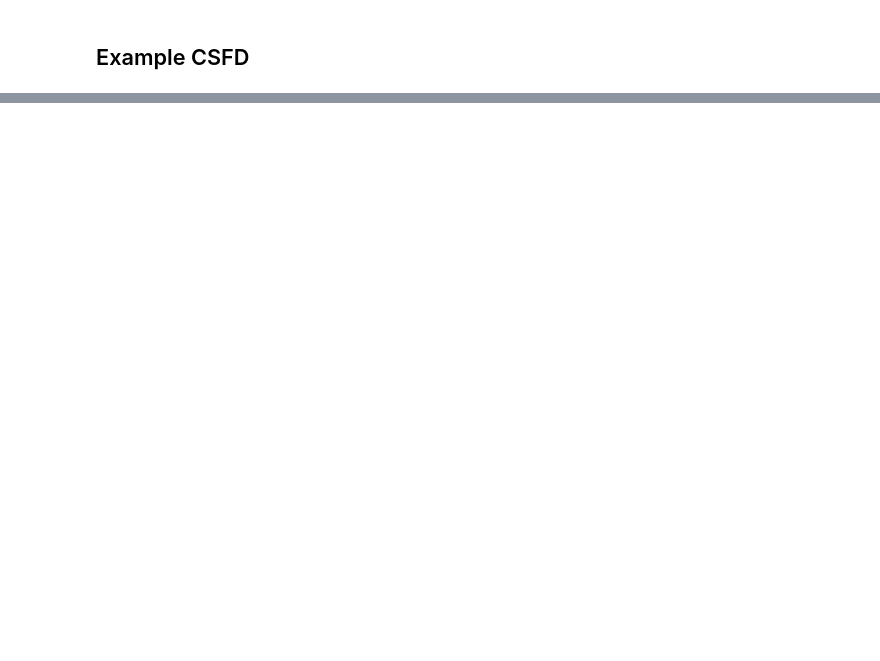
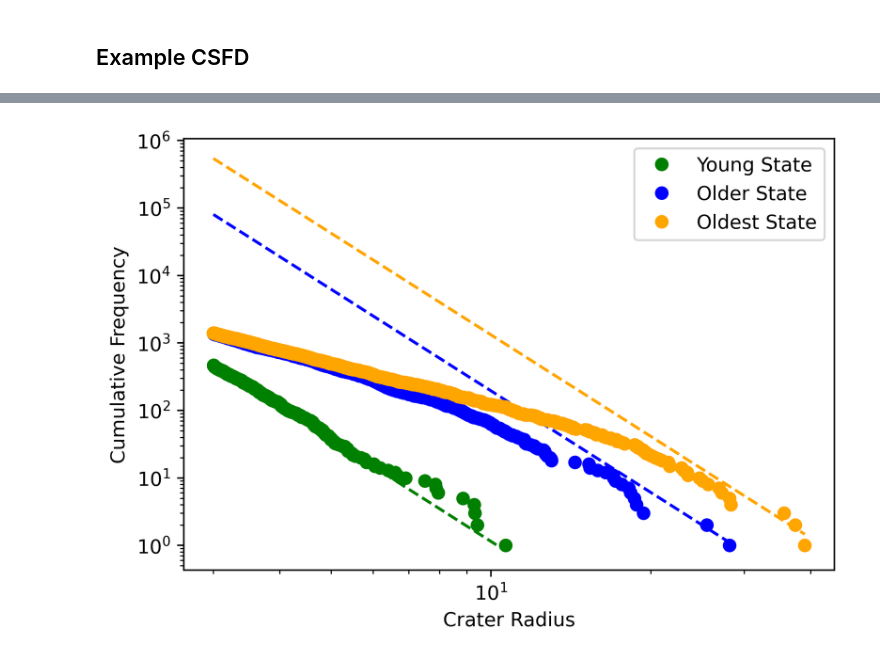
Before and after one commit to seanmason/saturation, a Jupyter notebook: notebooks/thesis/Chapter1/CSFD.ipynb, the cells around one changed output, grey strips where cells are left out. Drawn from its saved outputs; the diff is of its cells as text; code cells hidden in the pictures; blank space fills up the shorter version.

```diff
--- a/notebooks/thesis/Chapter1/CSFD.ipynb
+++ b/notebooks/thesis/Chapter1/CSFD.ipynb
@@ -197,0 +313,92 @@ plt.show()
+# %%
+import numpy as np
+import matplotlib.pyplot as plt
+from scipy.ndimage import gaussian_filter1d
+
+def find_quasi_linear_region(log_radii, log_counts, sigma=2, threshold=0.01):
+    """
+    Identify the quasi-linear region of a CSFD on a log-log plot.
+    """
+    # Smooth the log-transformed counts
+    smoothed_log_counts = gaussian_filter1d(log_counts, sigma=sigma)
+
+    # Compute the second derivative
+    second_derivative = np.gradient(np.gradient(smoothed_log_counts, log_radii), log_radii)
+
+    # Identify indices where the second derivative is below the threshold
+    linear_region_mask = np.abs(second_derivative) < threshold
+    linear_indices = np.where(linear_region_mask)[0]
+
+    if len(linear_indices) == 0:
+        raise ValueError("No quasi-linear region found. Adjust 'sigma' or 'threshold' parameters.")
+
+    # Group consecutive indices to find continuous linear regions
+    groups = np.split(linear_indices, np.where(np.diff(linear_indices) != 1)[0] + 1)
+
+    # Select the largest continuous group as the quasi-linear region
+    largest_group = max(groups, key=len)
+    return largest_group[0], largest_group[-1]
+
+def compute_intercept(log_radii, log_counts, slope, start_idx, end_idx):
+    """
+    Compute the intercept for a given slope that best fits the quasi-linear region.
+    """
+    linear_log_radii = log_radii[start_idx:end_idx + 1]
+    linear_log_counts = log_counts[start_idx:end_idx + 1]
+    intercept = np.mean(linear_log_counts) - slope * np.mean(linear_log_radii)
+    return intercept
+
+def plot_csfd_with_reference_line(radii, counts, slope, label, color, sigma=2, threshold=0.01):
+    """
+    Plot the CSFD and the reference line with the specified slope.
+    """
+    # Log-transform the data
+    log_radii = np.log10(radii)
+    log_counts = np.log10(counts)
+
+    # Find the quasi-linear region
+    start_idx, end_idx = find_quasi_linear_region(log_radii, log_counts, sigma, threshold)
+
+    # Compute the intercept
+    intercept = compute_intercept(log_radii, log_counts, slope, start_idx, end_idx)
+
+    # Define the reference line function
+    def reference_line(r):
+        return 10**(intercept) * r**slope
+
+    # Plot the CSFD
+    plt.loglog(radii, counts, label=label, color=color, marker='o', linestyle='')
+
+    # Plot the reference line
+    r_fit = np.linspace(radii.min(), radii.max(), 100)
+    plt.loglog(r_fit, reference_line(r_fit), linestyle='--', color=color)
+
+font_size = 24
+n_lines_below = 0
+n_lines_above = 0
+n_geometric_saturation_ref_lines = 3
+n_production_ref_lines = 3
+
+young_radii = young_state.radius.sort_values()
+older_radii = older_state.radius.sort_values()
+oldest_radii = oldest_state.radius.sort_values()
+young_counts = np.arange(len(young_radii), 0, -1)
+older_counts = np.arange(len(older_radii), 0, -1)
+oldest_counts = np.arange(len(oldest_radii), 0, -1)
+nobs_young = young_radii.count()
+nobs_old = oldest_radii.count()
+min_r_ref = oldest_radii.min()
+
+# Plot each CSFD with its reference line
+plt.figure(figsize=(6, 4), dpi=400)
+plot_csfd_with_reference_line(young_radii, young_counts, slope=b_p, label='Young State', color='green', threshold=50)
+plot_csfd_with_reference_line(older_radii, older_counts, slope=b_p, label='Older State', color='blue', sigma=500)
+plot_csfd_with_reference_line(oldest_radii, oldest_counts, slope=b_p, label='Oldest State', color='orange', sigma=500)
+
+# Labels and legend
+plt.xlabel('Crater Radius')
+plt.ylabel('Cumulative Frequency')
+plt.legend()
+plt.show()
+# %% [output]
+[figure, added]
```
Also changed, not shown: parts of 6 cells of this notebook, 4 other files.
